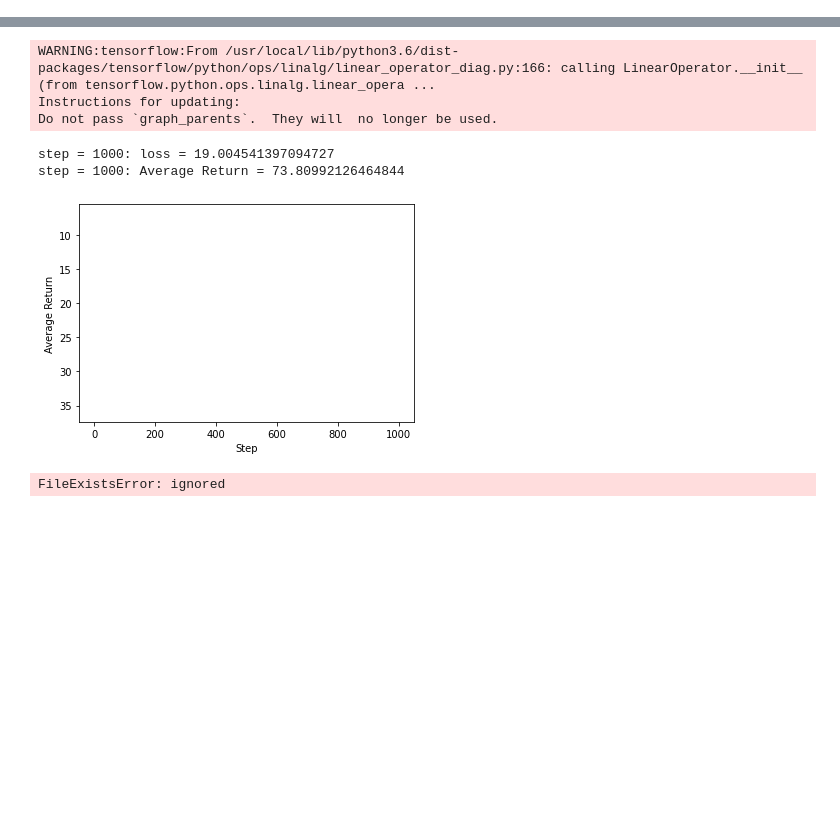
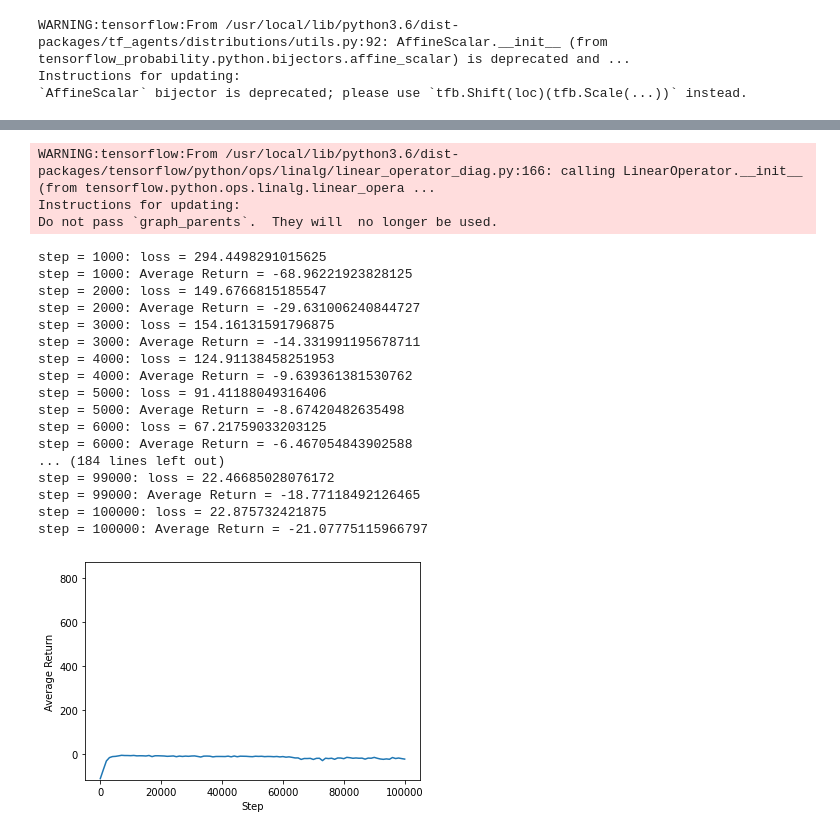
Before and after one commit to porouspaper/svo-experiments, a Jupyter notebook: master-training.ipynb, the cells around one changed output, grey strips where cells are left out. Cells and saved outputs as stored; diff of their text form; code cells hidden in the pictures; blank space fills up the shorter version.

```diff
--- a/master-training.ipynb
+++ b/master-training.ipynb
@@ -106,8 +143,8 @@ eval_interval = 1000 # @param {type:"integer"}
 
 eval_returns_amt = 100 # @param {type:"integer"}
 # %%
-_RHO = 0
-fname = "svo-0-test2"
+_RHO = np.radians(270)
+fname = "svo-270-1"
 
 def angular_reward(rho):
   return (lambda x, y: np.cos(rho) * x + np.sin(rho) * y)
@@ -226,8 +263,7 @@ def make_checkpoint(tf_agent, train_env, checkpoint_dir, replay_buffer):
 
   return train_checkpointer
 # %%
-def self_play_train(rho, tf_agent, train_env, eval_env, train_checkpointer, replay_buffer):
-  _RHO = rho
+def self_play_train(tf_agent, train_env, eval_env, train_checkpointer, replay_buffer):
   def construct_intended_action(policy0, policy1, time_step, print_bool):
     return pgg.construct_intended_action(policy0, policy1, time_step)
 
@@ -522,6 +556,10 @@ replay_buffer = tf_uniform_replay_buffer.TFUniformReplayBuffer(
     batch_size=env.batch_size,
     max_length=replay_buffer_capacity)
 tc = make_checkpoint(tf_agent, env, checkpoint_dir, replay_buffer)
+# %% [output]
+WARNING:tensorflow:From /usr/local/lib/python3.6/dist-packages/tf_agents/distributions/utils.py:92: AffineScalar.__init__ (from tensorflow_probability.python.bijectors.affine_scalar) is deprecated and ...
+Instructions for updating:
+`AffineScalar` bijector is deprecated; please use `tfb.Shift(loc)(tfb.Scale(...))` instead.
 # %%
-self_play_train(0, tf_agent, env, create_env(), tc, replay_buffer)
+self_play_train(tf_agent, env, create_env(), tc, replay_buffer)
 # %% [output]
@@ -529,17 +567,30 @@ CPU times: user 3 µs, sys: 1e+03 ns, total: 4 µs
 Wall time: 6.44 µs
 WARNING:tensorflow:From /usr/local/lib/python3.6/dist-packages/tensorflow/python/ops/linalg/linear_operator_diag.py:166: calling LinearOperator.__init__ (from tensorflow.python.ops.linalg.linear_opera ...
 Instructions for updating:
 Do not pass `graph_parents`.  They will  no longer be used.
 WARNING:tensorflow:From /usr/local/lib/python3.6/dist-packages/tensorflow/python/ops/linalg/linear_operator_diag.py:166: calling LinearOperator.__init__ (from tensorflow.python.ops.linalg.linear_opera ...
 Instructions for updating:
 Do not pass `graph_parents`.  They will  no longer be used.
-step = 1000: loss = 19.004541397094727
-step = 1000: Average Return = 73.80992126464844
+step = 1000: loss = 294.4498291015625
+step = 1000: Average Return = -68.96221923828125
+step = 2000: loss = 149.6766815185547
+step = 2000: Average Return = -29.631006240844727
+step = 3000: loss = 154.16131591796875
+step = 3000: Average Return = -14.331991195678711
+step = 4000: loss = 124.91138458251953
+step = 4000: Average Return = -9.639361381530762
+step = 5000: loss = 91.41188049316406
+step = 5000: Average Return = -8.67420482635498
+step = 6000: loss = 67.21759033203125
+step = 6000: Average Return = -6.467054843902588
+... (184 lines left out)
+step = 99000: loss = 22.46685028076172
+step = 99000: Average Return = -18.77118492126465
+step = 100000: loss = 22.875732421875
+step = 100000: Average Return = -21.07775115966797
-[figure, old version]
+[figure, new version]
 # %%
-save_checkpoint("svo-0-test2", tc, replay_buffer)
+save_checkpoint(fname, checkpoint_dir, tc, replay_buffer)
-# %% [output]
-FileExistsError: ignored
 # %%
 #unzip_cp(checkpoint_dir, "svo-0-test2", tc)
 
```
Also changed, not shown: parts of 7 cells of this notebook, 2 other files.
